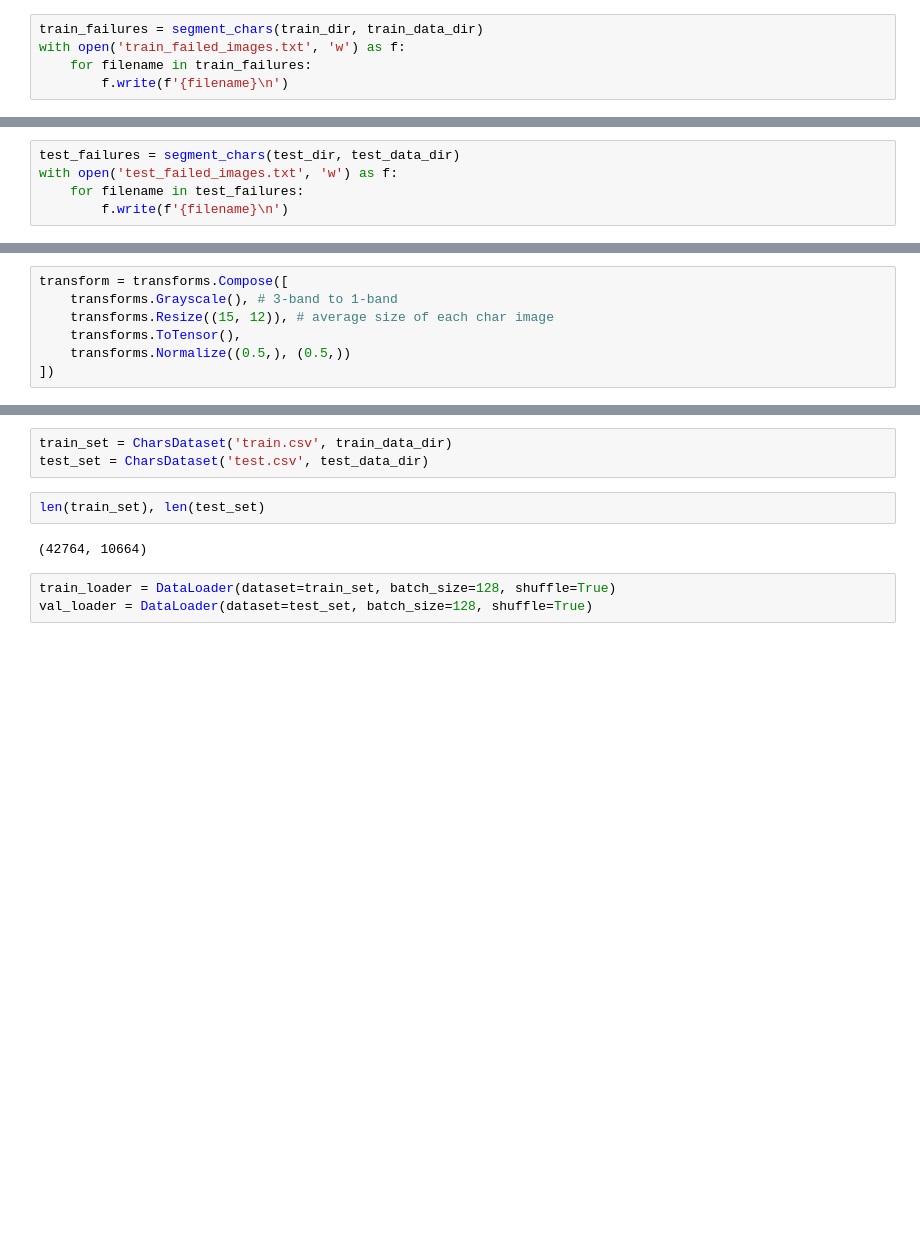
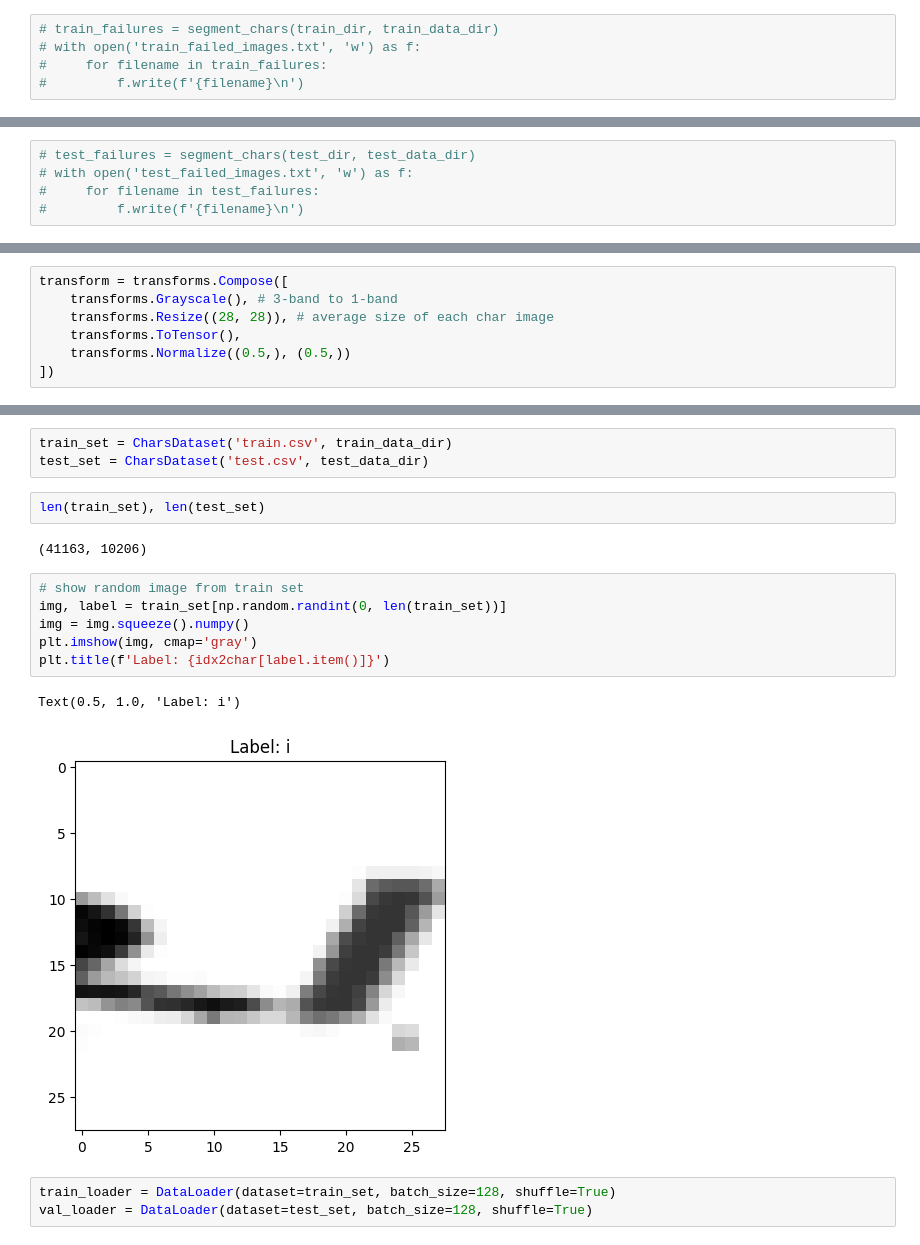
Before and after one commit to lilythchu/captcha-recognition, a Jupyter notebook: train.ipynb, the cells around one changed output, grey strips where cells are left out. Saved outputs shown, nothing was run; the diff lists cells and outputs as text; blank space fills up the shorter version.

```diff
--- a/train.ipynb
+++ b/train.ipynb
@@ -101,7 +101,7 @@ def segment_chars(captcha_dir, save_dir):
     print(f'Success: {success}, {success/len(paths)*100:.2f}%')
     return failures
 # %%
-train_failures = segment_chars(train_dir, train_data_dir)
-with open('train_failed_images.txt', 'w') as f:
-    for filename in train_failures:
-        f.write(f'{filename}\n')
+# train_failures = segment_chars(train_dir, train_data_dir)
+# with open('train_failed_images.txt', 'w') as f:
+#     for filename in train_failures:
+#         f.write(f'{filename}\n')
@@ -113,7 +111,7 @@ df = pd.DataFrame(train_files, columns=['filename'])
 df['label'] = df['filename'].apply(lambda x: x.split('_')[0])
 df.to_csv('train.csv', index=False)
 # %%
-test_failures = segment_chars(test_dir, test_data_dir)
-with open('test_failed_images.txt', 'w') as f:
-    for filename in test_failures:
-        f.write(f'{filename}\n')
+# test_failures = segment_chars(test_dir, test_data_dir)
+# with open('test_failed_images.txt', 'w') as f:
+#     for filename in test_failures:
+#         f.write(f'{filename}\n')
@@ -129,7 +125,7 @@ df.to_csv('test.csv', index=False)
 # %%
 transform = transforms.Compose([
     transforms.Grayscale(), # 3-band to 1-band
-    transforms.Resize((15, 12)), # average size of each char image
+    transforms.Resize((28, 28)), # average size of each char image
     transforms.ToTensor(),
     transforms.Normalize((0.5,), (0.5,))
 ])
@@ -160,7 +156,16 @@ test_set = CharsDataset('test.csv', test_data_dir)
 # %%
 len(train_set), len(test_set)
 # %% [output]
-(42764, 10664)
+(41163, 10206)
+# %%
+# show random image from train set
+img, label = train_set[np.random.randint(0, len(train_set))]
+img = img.squeeze().numpy()
+plt.imshow(img, cmap='gray')
+plt.title(f'Label: {idx2char[label.item()]}')
+# %% [output]
+Text(0.5, 1.0, 'Label: i')
+[figure, added]
 # %%
 train_loader = DataLoader(dataset=train_set, batch_size=128, shuffle=True)
 val_loader = DataLoader(dataset=test_set, batch_size=128, shuffle=True)
```
Also changed, not shown: parts of 10 cells of this notebook.
